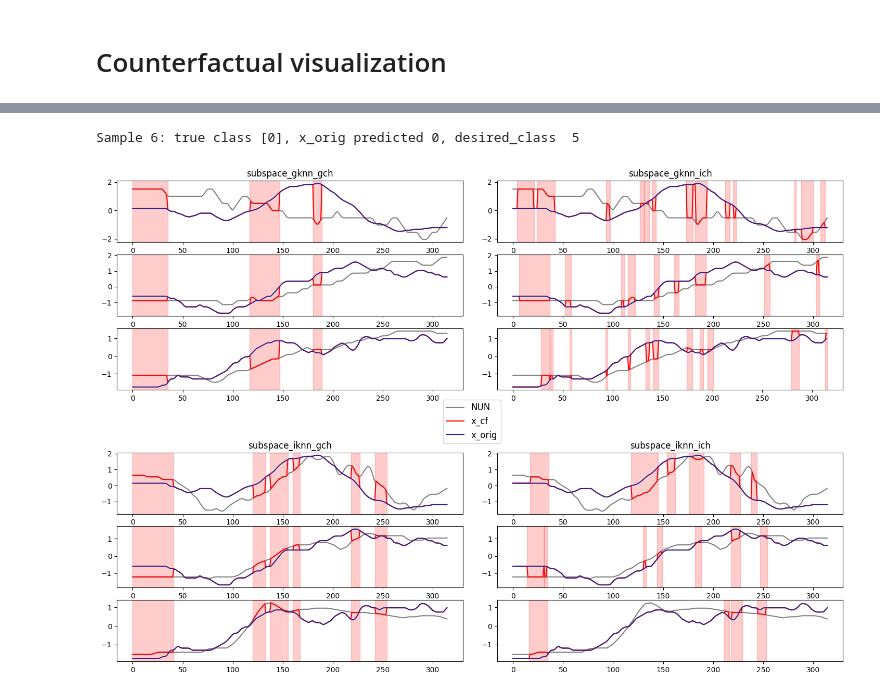
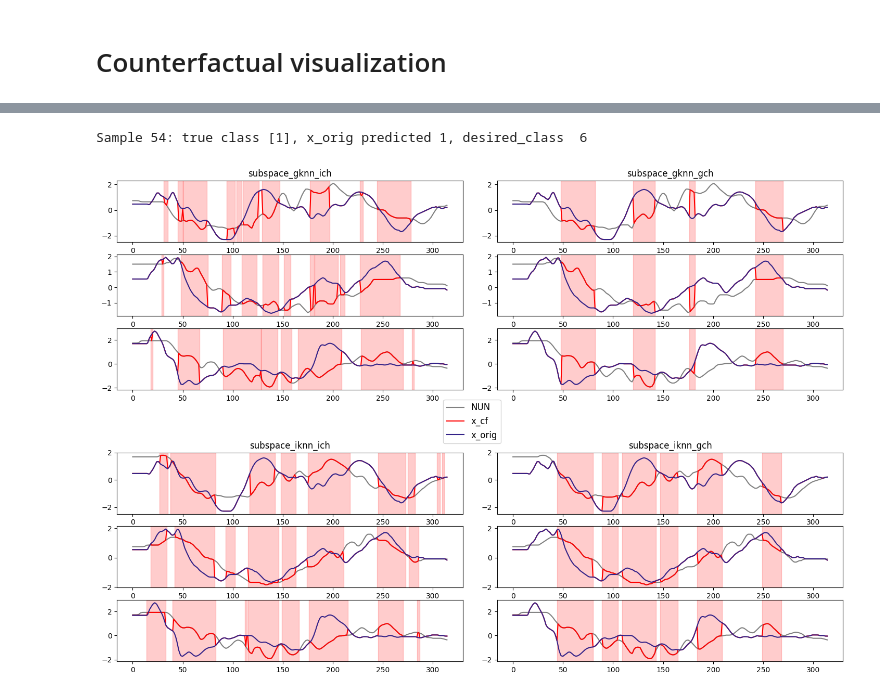
Before and after one commit to MarioRefoyo/Multi-SpaCE, a Jupyter notebook: experiments/evaluation/visualize_counterfactuals.ipynb, the cells around one changed output, grey strips where cells are left out. Cells and saved outputs as stored; diff of their text form; code cells hidden in the pictures.

Commit message:
Major change: NUN with iknn correction and change in experiment pipeline

```diff
--- a/experiments/evaluation/visualize_counterfactuals.ipynb
+++ b/experiments/evaluation/visualize_counterfactuals.ipynb
@@ -20,10 +20,12 @@ print(tf.__version__)
 # %%
 # datasets = ['CBF', 'chinatown', 'coffee', 'gunpoint', 'ECG200']
 DATASETS = ["BasicMotions", "NATOPS", "UWaveGestureLibrary"]
-methods = ["subspace_gknn_gch", "subspace_gamma1_gknn_gch", "subspace_gamma025_gknn_gch",
-           "subspace_gknn_ich", "subspace_gamma1_gknn_ich", "subspace_gamma025_gknn_ich",
-           ]
-counterfactual_methods = [f"{method}.pickle" for method in methods]
+methods = {
+    "43b17a2e4f21097540adf8600402c5bd32fa60d6": "subspace_gknn_gch",
+    "37a3f06c077321b95960769282152427a7ee48ae": "subspace_gknn_ich",
+    "86df14d56b66fecfb65d5805107dfe10961ecae9": "subspace_iknn_gch",
+    "4f40e39bfe0d3da692b5571d87f7ec915c42eba2": "subspace_iknn_ich",
+}
 # %% [markdown]
 # Get results
 # %%
@@ -39,6 +41,7 @@ original_classes_dict = {}
 mean_results_dict = {}
 methods_cfs_dict = {}
 results_all_datasets_df = pd.DataFrame()
+common_test_indexes_dict = {}
 
 # Iterate through datasets
 for dataset in DATASETS:
@@ -53,13 +56,14 @@ for dataset in DATASETS:
     original_classes_dict[dataset] = original_classes
 
     # Get the metrics for all methods
-    dataset_mean_std_df, dataset_results_df, method_cfs_dataset = calculate_metrics_for_dataset(
-        dataset, counterfactual_methods,
+    dataset_mean_std_df, dataset_results_df, method_cfs_dataset, common_test_indexes = calculate_metrics_for_dataset(
+        dataset, methods,
         data_tuple, original_classes, model, outlier_calculator, possible_nuns
     )
     mean_results_dict[dataset] = dataset_mean_std_df
     methods_cfs_dict[dataset] = method_cfs_dataset
     results_all_datasets_df = pd.concat([results_all_datasets_df, dataset_results_df])
+    common_test_indexes_dict[dataset] = common_test_indexes
 
     # Store results
     dataset_mean_std_df.to_csv(f'./experiments/evaluation/results_mean_metrics_{dataset}.csv', sep=";", index=False)
@@ -185,4 +210,4 @@ def plot_comp_cfs(x_orig, possible_nuns, x_cfs_dict):
 # %%
 dataset = "UWaveGestureLibrary"
 # methods = ["subspace_grouped", "subspace_v2_grouped", "subspace_individual", "subspace_v2_individual"]
-instance = 6
+common_index_instance = 14
@@ -205,17 +214,30 @@ results_all_datasets_df[results_all_datasets_df["dataset"]=="NATOPS"]
 # %%
+# Get data
 X_train, y_train, X_test, y_test = data_dict[dataset]
+common_indexes = common_test_indexes_dict[dataset]
+instance_index = common_indexes[common_index_instance]
+
+# Get common cfs calculated for all method
+x_orig = X_test[instance_index]
+
+# Get possible NUNs
 possible_nuns = possible_nuns_dict[dataset]
-possible_nuns_instance = {type: possible_nuns[type][instance] for type in ["gknn", "iknn"]}
-original_classes = original_classes_dict[dataset]
-desired_classes = desired_classes_dict[dataset]
+possible_nuns_instance = {type: possible_nuns[type][instance_index] for type in ["gknn", "iknn"]}
+
+# Get original class and desired class
+original_class = original_classes_dict[dataset][instance_index]
+desired_class = desired_classes_dict[dataset][instance_index]
+
+# Get the cf calculated for all methods
 sol_cfs_methods = methods_cfs_dict[dataset]
-sol_cfs_methods = {method: sol_cfs[instance]['cf'] for method, sol_cfs in sol_cfs_methods.items() if method in methods}
+sol_cfs_methods = {method: sol_cfs[common_index_instance]['cf'] for method, sol_cfs in sol_cfs_methods.items()}
 
-print(f'Sample {instance}: true class {y_test[instance]}, x_orig predicted {original_classes[instance]}, desired_class  {desired_classes[instance]}')
-plot_comp_cfs(X_test[instance], possible_nuns_instance, sol_cfs_methods)
+# Show result
+print(f'Sample {instance_index}: true class {y_test[instance_index]}, x_orig predicted {original_class}, desired_class  {desired_class}')
+plot_comp_cfs(x_orig, possible_nuns_instance, sol_cfs_methods)
 # %% [output]
-Sample 6: true class [0], x_orig predicted 0, desired_class  5
+Sample 54: true class [1], x_orig predicted 1, desired_class  6
-[figure, old version]
+[figure, new version]
 # %%
 # Create plot with examples of each method in each dataset
 # %%
```
Also changed, not shown: parts of 4 cells of this notebook, 53 other files.
